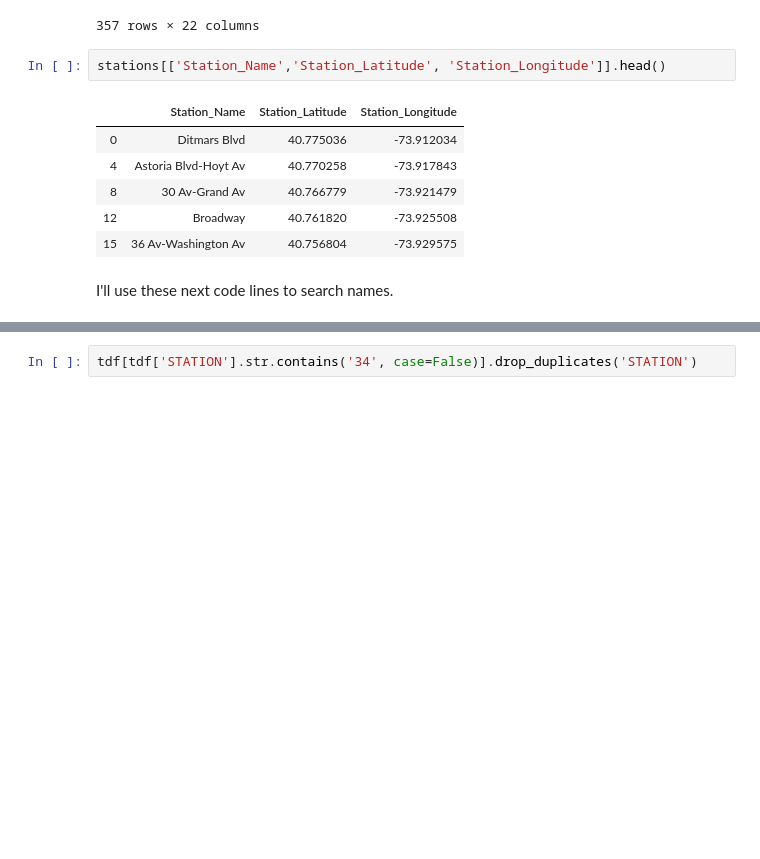
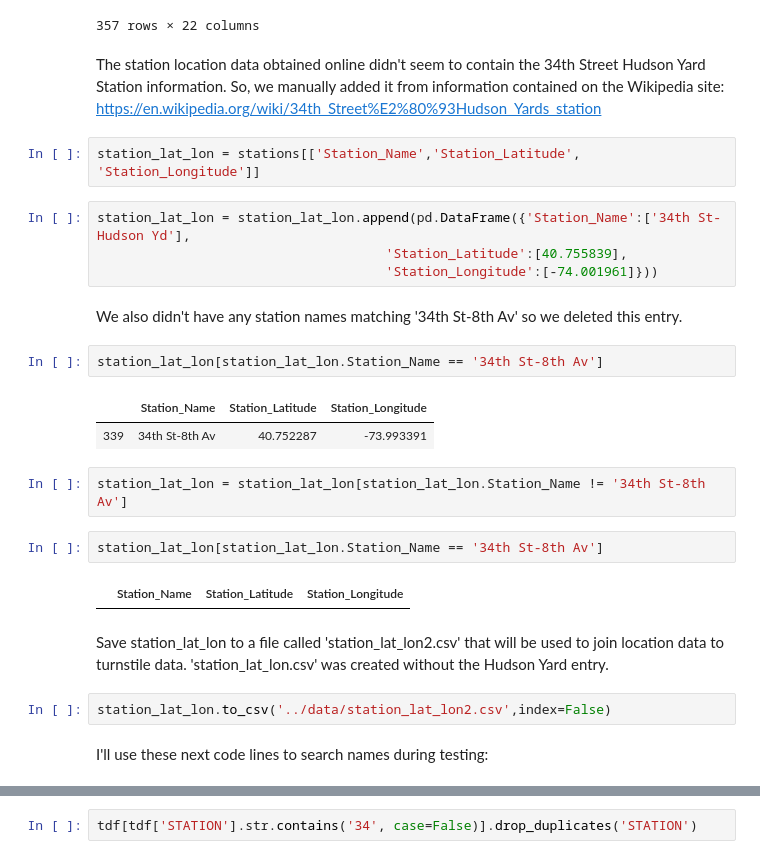
Before and after one commit to scottkds/metis_project1, a Jupyter notebook: notebooks/StationLocations.ipynb, the cells around one changed output, grey strips where cells are left out. Drawn from its saved outputs; the diff is of its cells as text; blank space fills up the shorter version.

Commit message:
The map builder reproduced what we did manually.

```diff
--- a/notebooks/StationLocations.ipynb
+++ b/notebooks/StationLocations.ipynb
@@ -62,17 +62,33 @@ stations.drop(labels=['Entrance_Type', 'Entry', 'Exit_Only',
 | 1826 | IRT | Dyre Av | Eastchester-Dyre Av | 40.888300 | -73.830834 | 5 | NaN | NaN | ... |
 | 1830 | IRT | Dyre Av | Morris Park | 40.854364 | -73.860495 | 5 | NaN | NaN | ... |
 357 rows × 22 columns
+# %% [markdown]
+The station location data obtained online didn't seem to contain the 34th Street Hudson Yard Station information.  So, we manually added it from information contained on the Wikipedia site: https://en.wikipedia.org/wiki/34th_Street%E2%80%93Hudson_Yards_station
 # %%
-stations[['Station_Name','Station_Latitude', 'Station_Longitude']].head()
+station_lat_lon = stations[['Station_Name','Station_Latitude', 'Station_Longitude']]
-# %% [output]
-|  | Station_Name | Station_Latitude | Station_Longitude |
-| 0 | Ditmars Blvd | 40.775036 | -73.912034 |
-| 4 | Astoria Blvd-Hoyt Av | 40.770258 | -73.917843 |
-| 8 | 30 Av-Grand Av | 40.766779 | -73.921479 |
-| 12 | Broadway | 40.761820 | -73.925508 |
-| 15 | 36 Av-Washington Av | 40.756804 | -73.929575 |
+# %%
+station_lat_lon = station_lat_lon.append(pd.DataFrame({'Station_Name':['34th St-Hudson Yd'],
+                                     'Station_Latitude':[40.755839],
+                                     'Station_Longitude':[-74.001961]}))
+# %% [markdown]
+We also didn't have any station names matching '34th St-8th Av' so we deleted this entry.
+# %%
+station_lat_lon[station_lat_lon.Station_Name == '34th St-8th Av']
+# %% [output]
+|  | Station_Name | Station_Latitude | Station_Longitude |
+| 339 | 34th St-8th Av | 40.752287 | -73.993391 |
+# %%
+station_lat_lon = station_lat_lon[station_lat_lon.Station_Name != '34th St-8th Av']
+# %%
+station_lat_lon[station_lat_lon.Station_Name == '34th St-8th Av']
+# %% [output]
+|  | Station_Name | Station_Latitude | Station_Longitude |
+# %% [markdown]
+Save station_lat_lon to a file called 'station_lat_lon2.csv' that will be used to join location data to turnstile data.  'station_lat_lon.csv' was created without the Hudson Yard entry.
+# %%
+station_lat_lon.to_csv('../data/station_lat_lon2.csv',index=False)
 # %% [markdown]
-I'll use these next code lines to search names.
+I'll use these next code lines to search names during testing:
 # %%
 stations[stations['Station_Name'].str.contains('34', case=False)]
 # %% [output]
```
Also changed, not shown: parts of 9 cells of this notebook, 3 other files.
